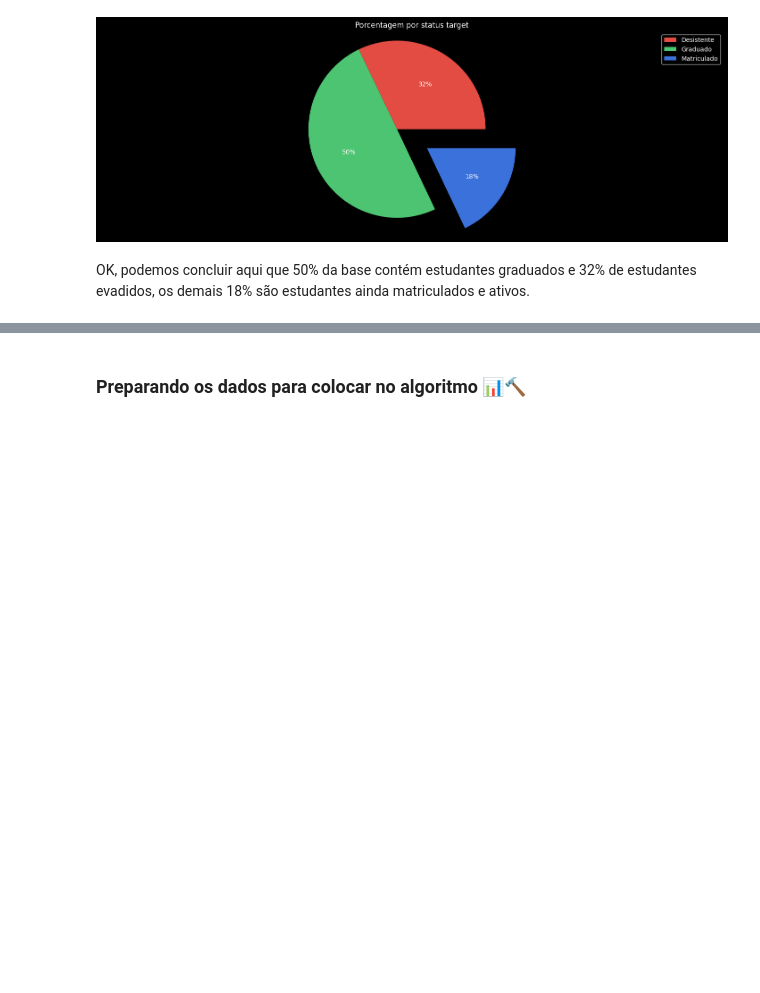
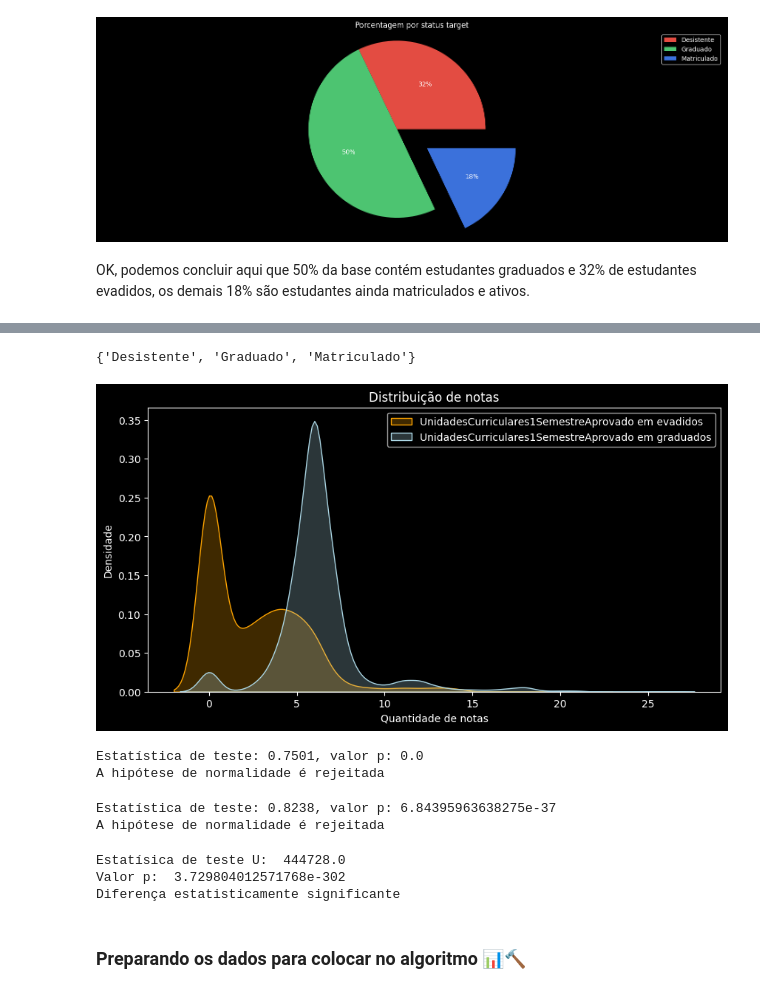
Before and after one commit to AnaRaquelCafe/PredizendoEvasaoFaculdade, a Jupyter notebook: Conhecendo_algoritmos_de_machine_learning.ipynb, the cells around one changed output, grey strips where cells are left out. Cells and saved outputs as stored; diff of their text form; code cells hidden in the pictures; blank space fills up the shorter version.

```diff
--- a/Conhecendo_algoritmos_de_machine_learning.ipynb
+++ b/Conhecendo_algoritmos_de_machine_learning.ipynb
@@ -120,3 +138,71 @@ OK, podemos concluir aqui que 50% da base contém estudantes graduados e 32% de
+# %%
+set(df['Target'])
+# %% [output]
+{'Desistente', 'Graduado', 'Matriculado'}
+# %%
+from scipy.stats import mannwhitneyu
+from scipy.stats import shapiro
+import scipy.stats as stats
+
+df_evadidos = df[df['Target'] == "Desistente"]
+df_matriculados = df[df['Target'] == "Matriculado"]
+df_graduados = df[df['Target'] == "Graduado"]
+
+### O número de aprovações do 1 semestre para evadidos são menores do que para formandos?
+evadidos = df_evadidos['UnidadesCurriculares1SemestreAprovado']
+graduados = df_graduados['UnidadesCurriculares1SemestreAprovado']
+
+#Uma outra forma de visualizarmos a distruibuição da frequência dos valores é criando um gráfico de densidade.
+plt.figure(figsize=(10, 5))
+
+#Criando o gráfico de densidade usando ambos dataframes
+sns.kdeplot(data=evadidos, label='UnidadesCurriculares1SemestreAprovado em evadidos', fill=True, color='orange')
+sns.kdeplot(data=graduados, label='UnidadesCurriculares1SemestreAprovado em graduados', fill=True,  color='lightblue')
+
+plt.title('Distribuição de notas')
+plt.xlabel('Quantidade de notas')
+plt.ylabel('Densidade')
+plt.legend()
+plt.show()
+# %% [output]
+[figure, added]
+# %%
+stat, p = shapiro(graduados)
+print("Estatística de teste: {:.4f}, valor p: {}".format(stat, p))
+
+if p > 0.05: #limiar de decisão
+    print("Não há evidência suficiente para rejeitar a hipótese de normalidade")
+else:
+    print("A hipótese de normalidade é rejeitada")
+# %% [output]
+Estatística de teste: 0.7501, valor p: 0.0
+A hipótese de normalidade é rejeitada
+# %%
+stat, p = shapiro(evadidos)
+print("Estatística de teste: {:.4f}, valor p: {}".format(stat, p))
+
+if p > 0.05:
+    print("Não há evidência suficiente para rejeitar a hipótese de normalidade")
+else:
+    print("A hipótese de normalidade é rejeitada")
+# %% [output]
+Estatística de teste: 0.8238, valor p: 6.84395963638275e-37
+A hipótese de normalidade é rejeitada
+# %%
+stat, p = mannwhitneyu(evadidos.sample(len(evadidos)), graduados.sample(len(graduados)), alternative="less")
+
+print("Estatísica de teste U: ", stat)
+print("Valor p: ", p)
+
+alpha = 0.05
+if p < alpha:
+    print("Diferença estatisticamente significante")
+else:
+    print("Não há dieferença estatisticamente significante")
+# %% [output]
+Estatísica de teste U:  444728.0
+Valor p:  3.729804012571768e-302
+Diferença estatisticamente significante
 # %% [markdown]
 ### **Preparando os dados para colocar no algoritmo** 📊🔨
 # %%
```
Also changed, not shown: parts of 28 cells of this notebook.
